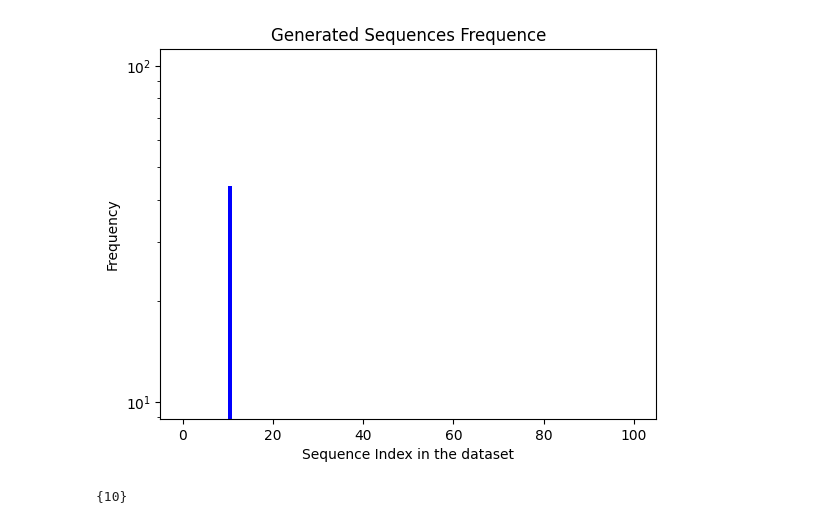
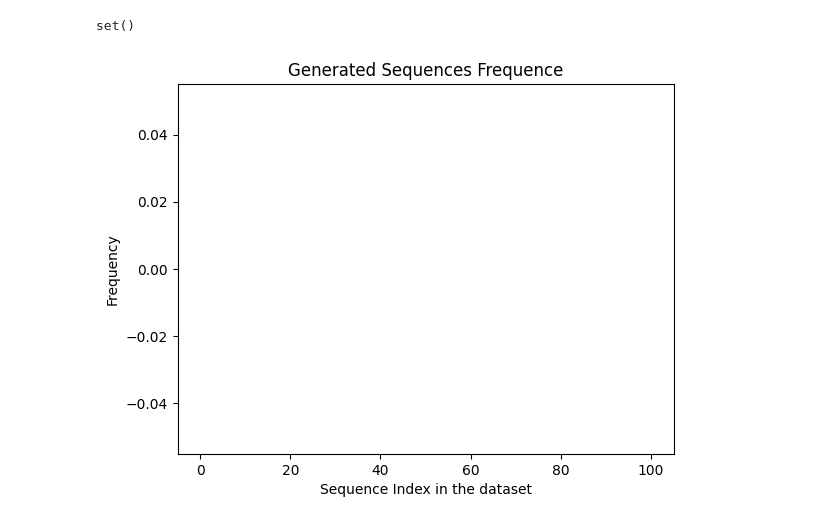
Before and after one commit to Matteo7100/Works, a Jupyter notebook: MetaClassesSequence_albini.ipynb, the cells around one changed output. Saved outputs shown, nothing was run; the diff lists cells and outputs as text; code cells hidden in the pictures.

```diff
--- a/MetaClassesSequence_albini.ipynb
+++ b/MetaClassesSequence_albini.ipynb
@@ -224,8 +235,8 @@ net = NetStructure(input_dim=2, output_dim=5)
 net.add_hidden(hidden_dim=5)
 
 met = PSO(net)
-met.set_num_iterations(50)
-met.set_population_size(20)
+met.set_num_iterations(70)
+met.set_population_size(40)
 met.set_max_v(0.3)
 met.set_max_x(1.5)
 
@@ -237,12 +248,4 @@ met.set_latent_points_domain(domain)               # definisco il dominio per i
 met.generate_latent_points(sample_size)            # genera i latent points su cui fare il training
 optimized_params = met.optimize()                  # trova i parametri migliori della rete
 met.update_model_with_parameters(optimized_params) # setta nella rete i parametri migliori
-
-# TEST
-met.generate_latent_points(sample_size) # genera nuovi latent points su cui fare la predizione
-y_test = met.predict()                  # fa la predizione sui latent points
-l_test = met.objective_function()       # calcola la loss sui latent points
-
-# print("\nObjective function value: (test data): " , l_test)
-print(np.floor(y_test[0,:]))
 # %% [output]
@@ -299,35 +309,34 @@ class Sequence:
 #drive.mount('/content/drive')
 
 # File path to your text file
 file_path = "/workspaces/Works/v_operations_2.txt"
 
 # Read the text file
 with open(file_path, 'r') as file:
     lines = file.readlines()
 
 # Parse the text into a vector of Sequence
 vect_seq = []
 for line in lines:
     row = [int(x) for x in line.split()]
     seq = Sequence(row)
     vect_seq.append(seq)
 
 plt.figure()
 freq = []
 
 for i in range(0, len(y_test)):
     seq = Sequence(np.floor(y_test[i,:]))
     if seq in vect_seq:
         freq.append(vect_seq.index(seq))
 
 plt.hist(freq, bins=100, color='blue', range = [0, 100])
-plt.yscale('log')
+#plt.yscale('log')
 plt.ylabel("Frequency")
 plt.xlabel("Sequence Index in the dataset")
 plt.title('Generated Sequences Frequence')
+print(set(freq))
 plt.show(block=False)
-
-print(set(freq))
 # %% [output]
+set()
-[figure, old version]
+[figure, new version]
-{10}
```
Also changed, not shown: parts of 8 cells of this notebook.
